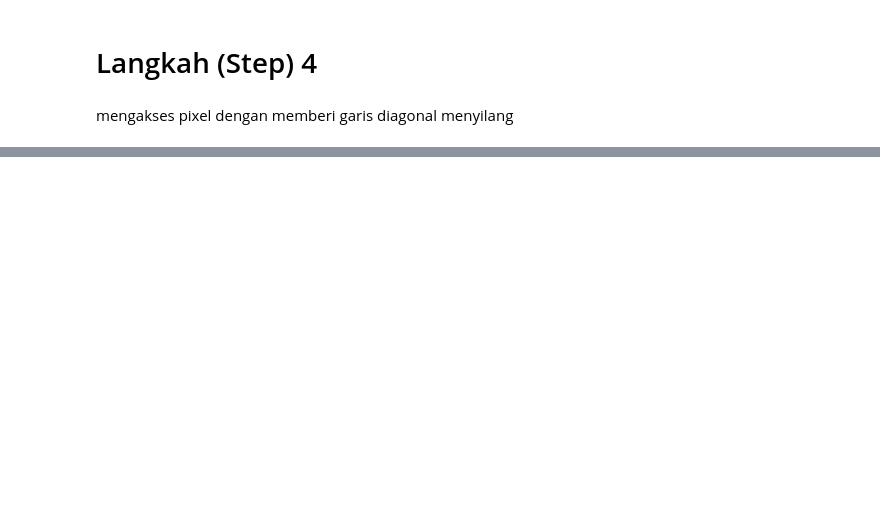
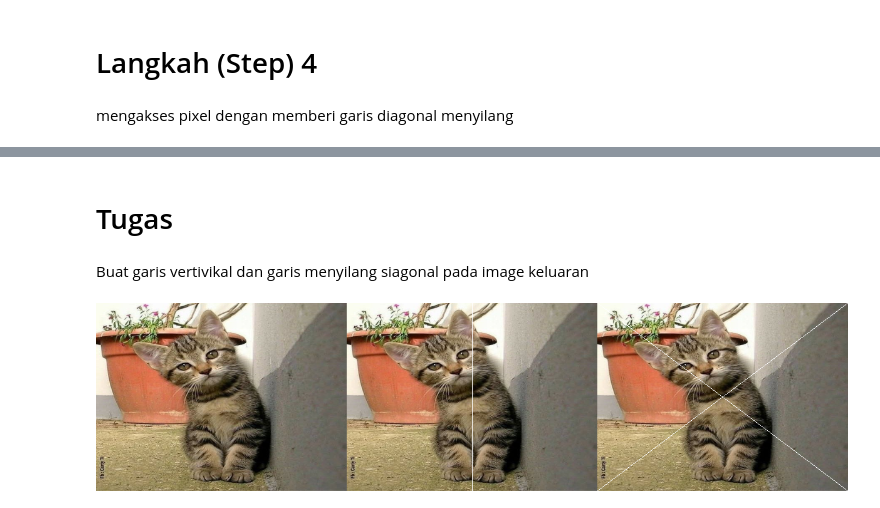
Before and after one commit to trisskmasarahh/PCVK_Ganjil_2025, a Jupyter notebook: Week1.ipynb, the cells around one changed output, grey strips where cells are left out. Cells and saved outputs as stored; diff of their text form; code cells hidden in the pictures; blank space fills up the shorter version.

```diff
--- a/Week1.ipynb
+++ b/Week1.ipynb
@@ -57,0 +114,21 @@ cv2_imshow(final_frame)
+# %% [markdown]
+# Tugas
+# %% [markdown]
+Buat garis vertivikal dan garis menyilang siagonal pada image keluaran
+# %%
+image_2 = cv.cvtColor(image, cv.COLOR_BGR2RGB)  # original
+image_vertical = cv.cvtColor(image.copy(), cv.COLOR_BGR2RGB)
+image_diagonal = cv.cvtColor(image.copy(), cv.COLOR_BGR2RGB)
+
+# Garis vertikal di tengah
+cv.line(image_vertical, (lebar//2, 0), (lebar//2, tinggi), (255,255,255), 1)
+
+# Garis diagonal kiri atas ke kanan bawah
+cv.line(image_diagonal, (0,0), (lebar-1, tinggi-1), (255,255,255), 1)
+cv.line(image_diagonal, (lebar-1,0), (0, tinggi-1), (255,255,255), 1)
+
+# Gabungkan hasil
+final_frame = cv.hconcat((image_2, image_vertical, image_diagonal))
+cv2_imshow(final_frame)
+# %% [output]
+[figure, added]
```
Also changed, not shown: parts of 13 cells of this notebook.
